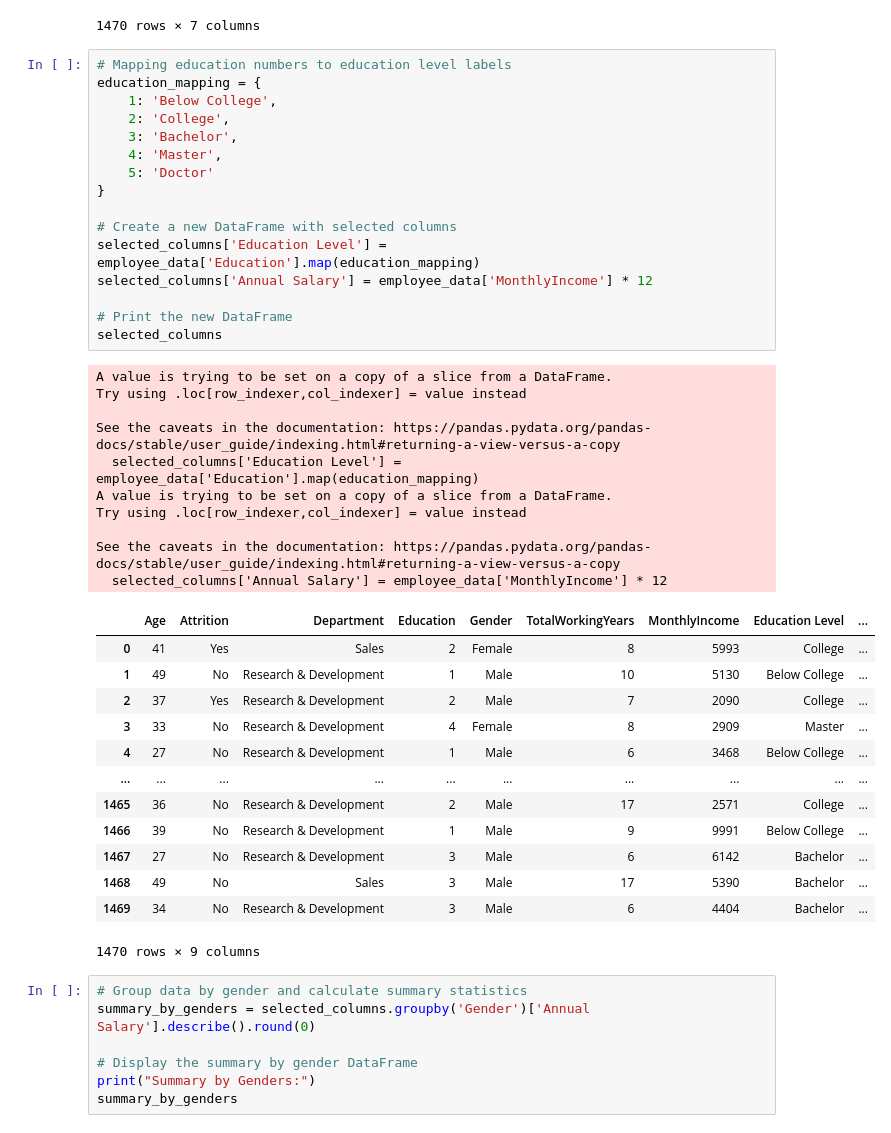
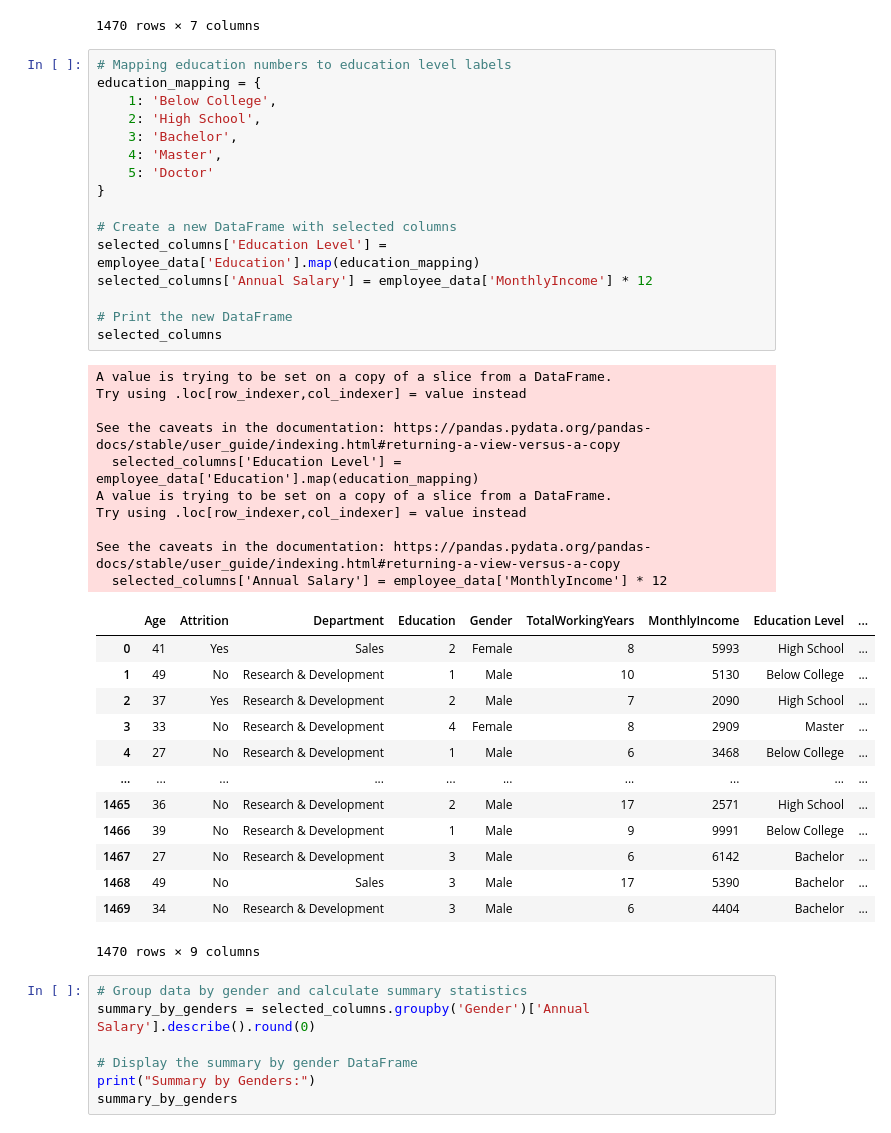
Before and after one commit to cnm92211/rut23-team1-project-one, a Jupyter notebook: employee_retention.ipynb, the cells around one changed output. Cells and saved outputs as stored; diff of their text form.

```diff
--- a/employee_retention.ipynb
+++ b/employee_retention.ipynb
@@ -139,38 +124,38 @@ selected_columns
 # %%
 # Mapping education numbers to education level labels
 education_mapping = {
     1: 'Below College',
-    2: 'College',
+    2: 'High School',
     3: 'Bachelor',
     4: 'Master',
     5: 'Doctor'
 }
 
 # Create a new DataFrame with selected columns
 selected_columns['Education Level'] = employee_data['Education'].map(education_mapping)
 selected_columns['Annual Salary'] = employee_data['MonthlyIncome'] * 12
 
 # Print the new DataFrame
 selected_columns
 # %% [output]
 A value is trying to be set on a copy of a slice from a DataFrame.
 Try using .loc[row_indexer,col_indexer] = value instead
 
 See the caveats in the documentation: https://pandas.pydata.org/pandas-docs/stable/user_guide/indexing.html#returning-a-view-versus-a-copy
   selected_columns['Education Level'] = employee_data['Education'].map(education_mapping)
 A value is trying to be set on a copy of a slice from a DataFrame.
 Try using .loc[row_indexer,col_indexer] = value instead
 
 See the caveats in the documentation: https://pandas.pydata.org/pandas-docs/stable/user_guide/indexing.html#returning-a-view-versus-a-copy
   selected_columns['Annual Salary'] = employee_data['MonthlyIncome'] * 12
 |  | Age | Attrition | Department | Education | Gender | TotalWorkingYears | MonthlyIncome | Education Level | ... |
-| 0 | 41 | Yes | Sales | 2 | Female | 8 | 5993 | College | ... |
+| 0 | 41 | Yes | Sales | 2 | Female | 8 | 5993 | High School | ... |
 | 1 | 49 | No | Research & Development | 1 | Male | 10 | 5130 | Below College | ... |
-| 2 | 37 | Yes | Research & Development | 2 | Male | 7 | 2090 | College | ... |
+| 2 | 37 | Yes | Research & Development | 2 | Male | 7 | 2090 | High School | ... |
 | 3 | 33 | No | Research & Development | 4 | Female | 8 | 2909 | Master | ... |
 | 4 | 27 | No | Research & Development | 1 | Male | 6 | 3468 | Below College | ... |
 | ... | ... | ... | ... | ... | ... | ... | ... | ... | ... |
-| 1465 | 36 | No | Research & Development | 2 | Male | 17 | 2571 | College | ... |
+| 1465 | 36 | No | Research & Development | 2 | Male | 17 | 2571 | High School | ... |
 | 1466 | 39 | No | Research & Development | 1 | Male | 9 | 9991 | Below College | ... |
 | 1467 | 27 | No | Research & Development | 3 | Male | 6 | 6142 | Bachelor | ... |
 | 1468 | 49 | No | Sales | 3 | Male | 17 | 5390 | Bachelor | ... |
```
Also changed, not shown: parts of 12 cells of this notebook, 3 other files.
